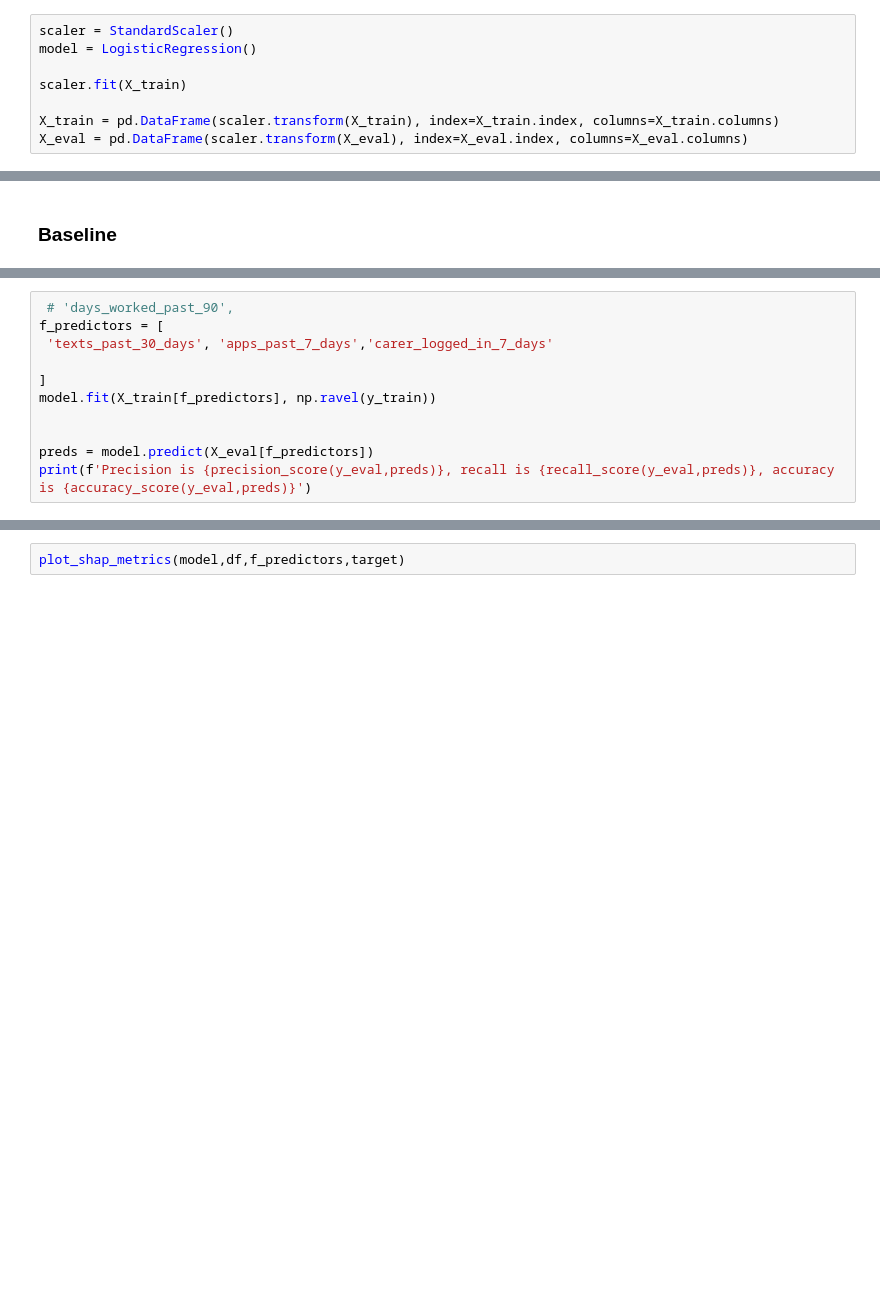
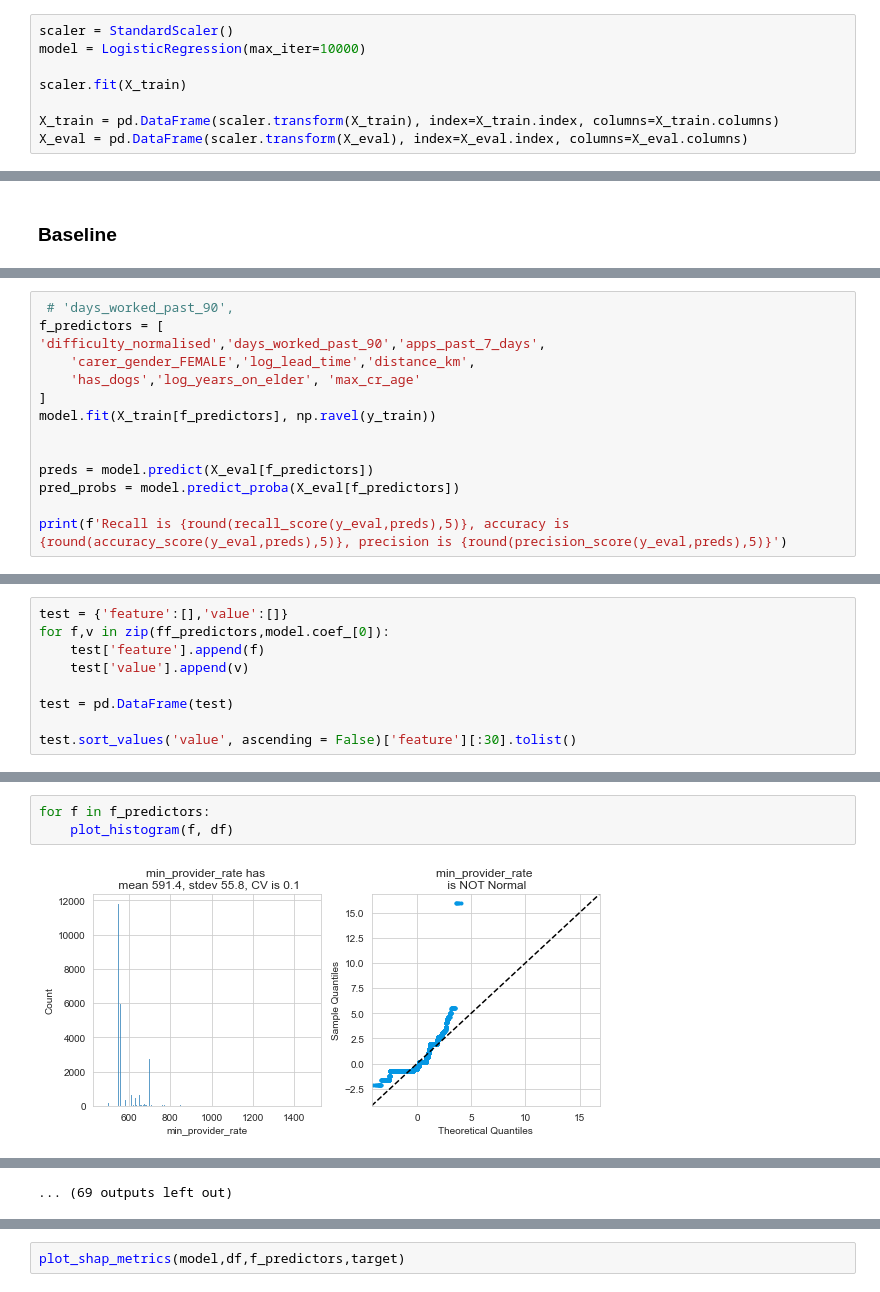
Before and after one commit to bonaventura-elder/carer_targeting, a Jupyter notebook: src/training.ipynb, the cells around one changed output, grey strips where cells are left out. Saved outputs shown, nothing was run; the diff lists cells and outputs as text; blank space fills up the shorter version.

```diff
--- a/src/training.ipynb
+++ b/src/training.ipynb
@@ -273,6 +413,6 @@ X_train, X_eval, y_train, y_eval = split_train_test(df,predictors,target, test_s
 # %%
 scaler = StandardScaler()
-model = LogisticRegression()
+model = LogisticRegression(max_iter=10000)
 
 scaler.fit(X_train)
 
@@ -345,12 +482,15 @@ predictors
 # %%
  # 'days_worked_past_90',
 f_predictors = [
- 'texts_past_30_days', 'apps_past_7_days','carer_logged_in_7_days'
-
+'difficulty_normalised','days_worked_past_90','apps_past_7_days',
+    'carer_gender_FEMALE','log_lead_time','distance_km',
+    'has_dogs','log_years_on_elder', 'max_cr_age'
 ]
 model.fit(X_train[f_predictors], np.ravel(y_train))
 
 
 preds = model.predict(X_eval[f_predictors])
-print(f'Precision is {precision_score(y_eval,preds)}, recall is {recall_score(y_eval,preds)}, accuracy is {accuracy_score(y_eval,preds)}')
+pred_probs = model.predict_proba(X_eval[f_predictors])
+
+print(f'Recall is {round(recall_score(y_eval,preds),5)}, accuracy is {round(accuracy_score(y_eval,preds),5)}, precision is {round(precision_score(y_eval,preds),5)}')
 # %% [output]
@@ -357,0 +576,9 @@ Precision is 0.8078797725426482, recall is 0.8141629144494474, accuracy is 0.821
+# %%
+test = {'feature':[],'value':[]}
+for f,v in zip(ff_predictors,model.coef_[0]):
+    test['feature'].append(f)
+    test['value'].append(v)
+
+test = pd.DataFrame(test)
+
+test.sort_values('value', ascending = False)['feature'][:30].tolist()
@@ -357,0 +603,5 @@ Precision is 0.8078797725426482, recall is 0.8141629144494474, accuracy is 0.821
+# %%
+for f in f_predictors:
+    plot_histogram(f, df)
+# %% [output]
+[figure, added]
@@ -357,0 +619 @@ Precision is 0.8078797725426482, recall is 0.8141629144494474, accuracy is 0.821
+... (69 outputs left out)
```
Also changed, not shown: parts of 44 cells of this notebook, 4 other files.
